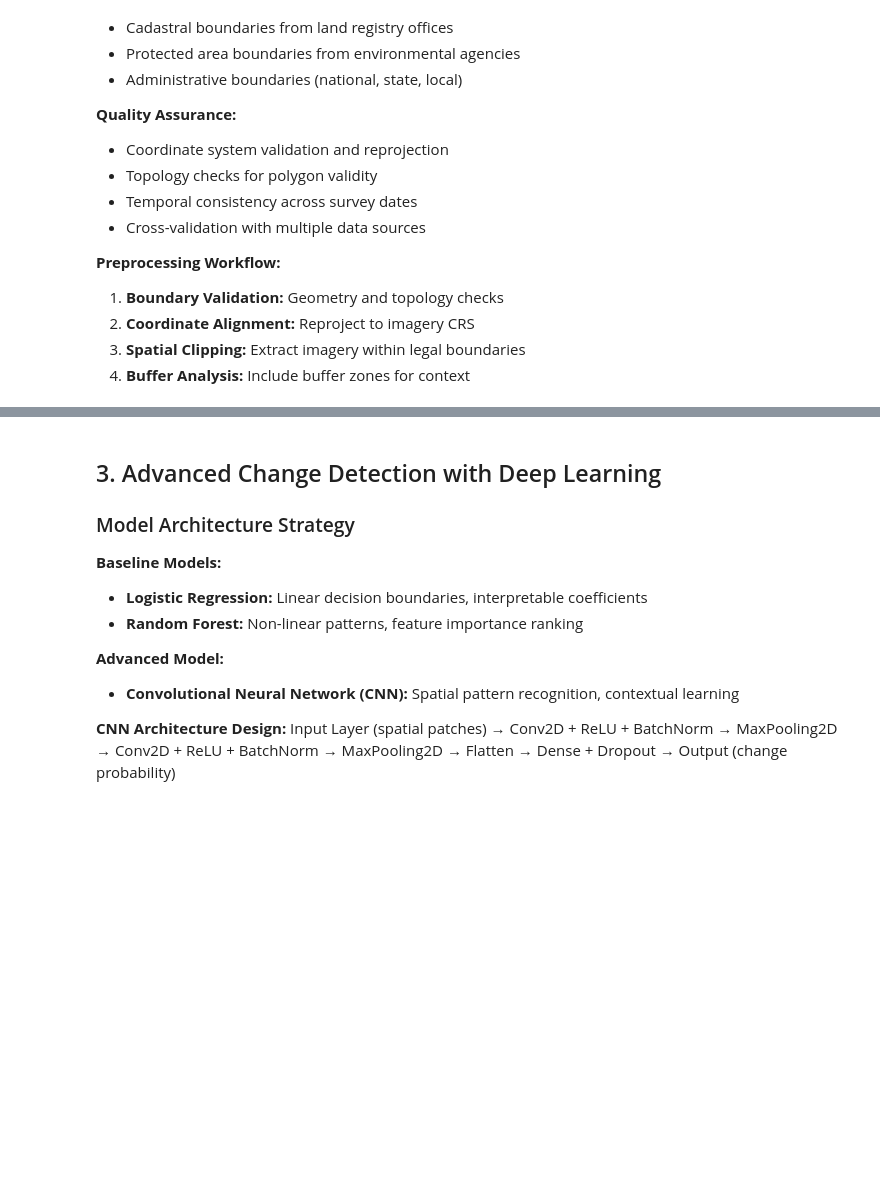
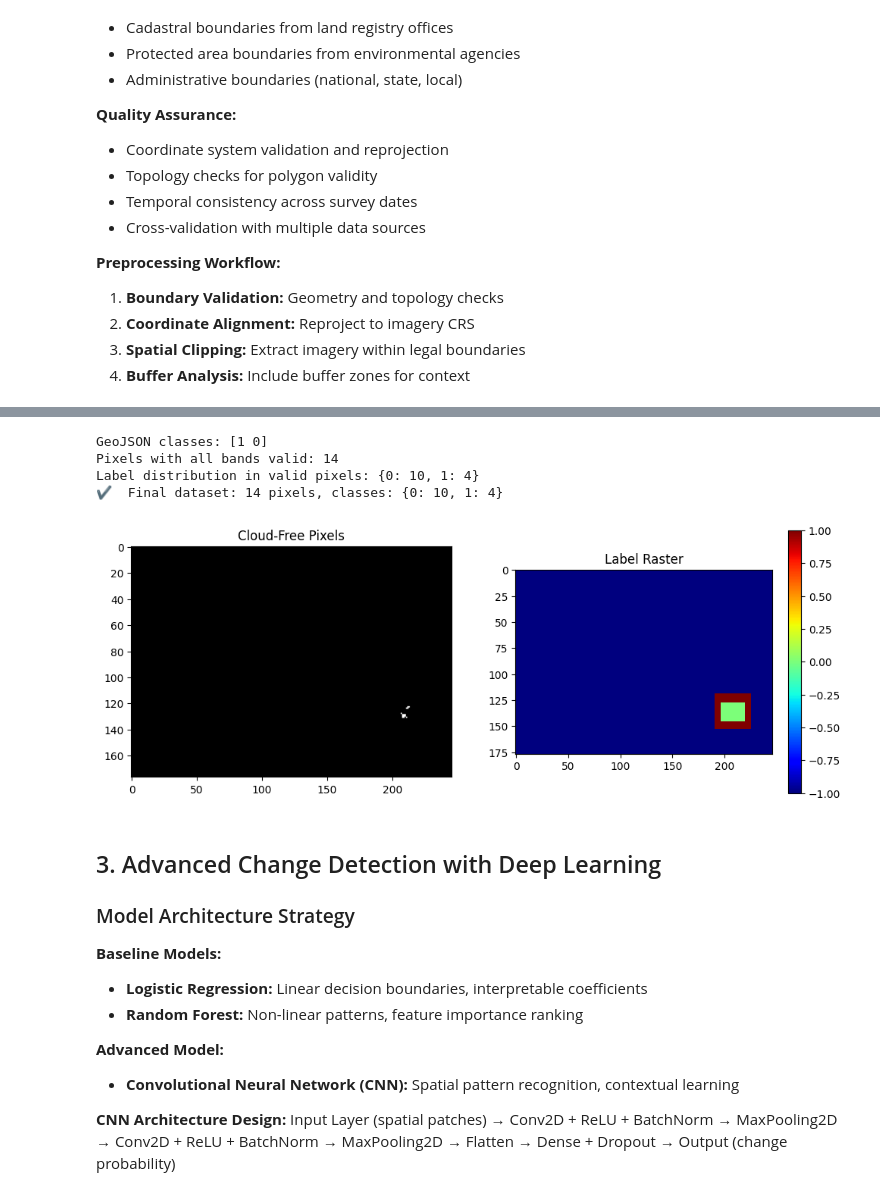
Before and after one commit to hreger/IllegalActScan, a Jupyter notebook: Illicit_Activity_Remote_Sensing.ipynb, the cells around one changed output, grey strips where cells are left out. Cells and saved outputs as stored; diff of their text form; code cells hidden in the pictures; blank space fills up the shorter version.

```diff
--- a/Illicit_Activity_Remote_Sensing.ipynb
+++ b/Illicit_Activity_Remote_Sensing.ipynb
@@ -576,3 +576,79 @@ Advanced spectral analysis completed!
+# %%
+# Cell 5.5: Prepare Ground-Truth Labels and T1 Features for Cell 6
+# After running this cell, you can execute Cell 6 directly.
+
+import numpy as np
+import geopandas as gpd
+from rasterio import features
+from pathlib import Path
+import matplotlib.pyplot as plt
+
+# PARAMETERS — adjust as needed
+label_file = "labels_roi.geojson"   # Must exist in working directory
+bands = ['red','nir','green','blue','swir1','swir2']
+
+# 1. Verify label file exists
+if not Path(label_file).exists():
+    raise FileNotFoundError(f"{label_file} not found in working directory.")
+
+# 2. Load and reproject label polygons to imagery CRS
+gdf = gpd.read_file(label_file)
+print("GeoJSON classes:", gdf['class'].unique())  # Diagnostic
+gdf = gdf.to_crs(t1_data['crs'])
+
+# 3. Rasterize 'class' field to match t1_data grid
+transform = t1_data['transform']
+shape = t1_data['shape']
+label_raster = features.rasterize(
+    ((geom, int(cls)) for geom, cls in zip(gdf.geometry, gdf['class'])),
+    out_shape=shape,
+    transform=transform,
+    fill=-1,   # Use -1 for unlabeled areas
+    dtype='int8'
+)
+
+# 4. Stack multispectral bands for patch extraction
+stack = np.stack([t1_data[b] for b in bands], axis=-1)
+
+# 5. Create cloud-free mask (all bands valid)
+all_bands_valid = np.ones(shape, dtype=bool)
+for b in bands:
+    all_bands_valid &= np.isfinite(t1_data[b])
+print(f"Pixels with all bands valid: {np.sum(all_bands_valid)}")
+
+# 6. Create valid label mask (labeled AND cloud-free)
+valid_labels_mask = (label_raster >= 0) & all_bands_valid
+unique, counts = np.unique(label_raster[valid_labels_mask], return_counts=True)
+print("Label distribution in valid pixels:", dict(zip(unique, counts)))
+
+# 7. Extract valid pixels
+pixel_indices = np.argwhere(valid_labels_mask)
+y_ml = label_raster[valid_labels_mask]
+
+# 8. Build spectral features only for valid pixels
+features_list = []
+for nm in sorted(t1_indices):
+    features_list.append(t1_indices[nm][valid_labels_mask])
+X_features_T1 = np.column_stack(features_list)
+
+print(f"✔️  Final dataset: {len(pixel_indices)} pixels, classes: {dict(zip(unique, counts))}")
+
+# 9. Diagnostic plot
+fig, ax = plt.subplots(1, 2, figsize=(12, 6))
+ax[0].imshow(all_bands_valid, cmap='gray')
+ax[0].set_title('Cloud-Free Pixels')
+im = ax[1].imshow(label_raster, cmap='jet', interpolation='none')
+ax[1].set_title('Label Raster')
+fig.colorbar(im, ax=ax[1], shrink=0.75)
+plt.show()
+
+# Variables for Cell 6: X_features_T1, pixel_indices, y_ml, label_raster, stack, bands
+# %% [output]
+GeoJSON classes: [1 0]
+Pixels with all bands valid: 14
+Label distribution in valid pixels: {0: 10, 1: 4}
+✔️  Final dataset: 14 pixels, classes: {0: 10, 1: 4}
+[figure, added]
 # %% [markdown]
 ## 3. Advanced Change Detection with Deep Learning
 
```
Also changed, not shown: parts of 9 cells of this notebook, 1 other file.
